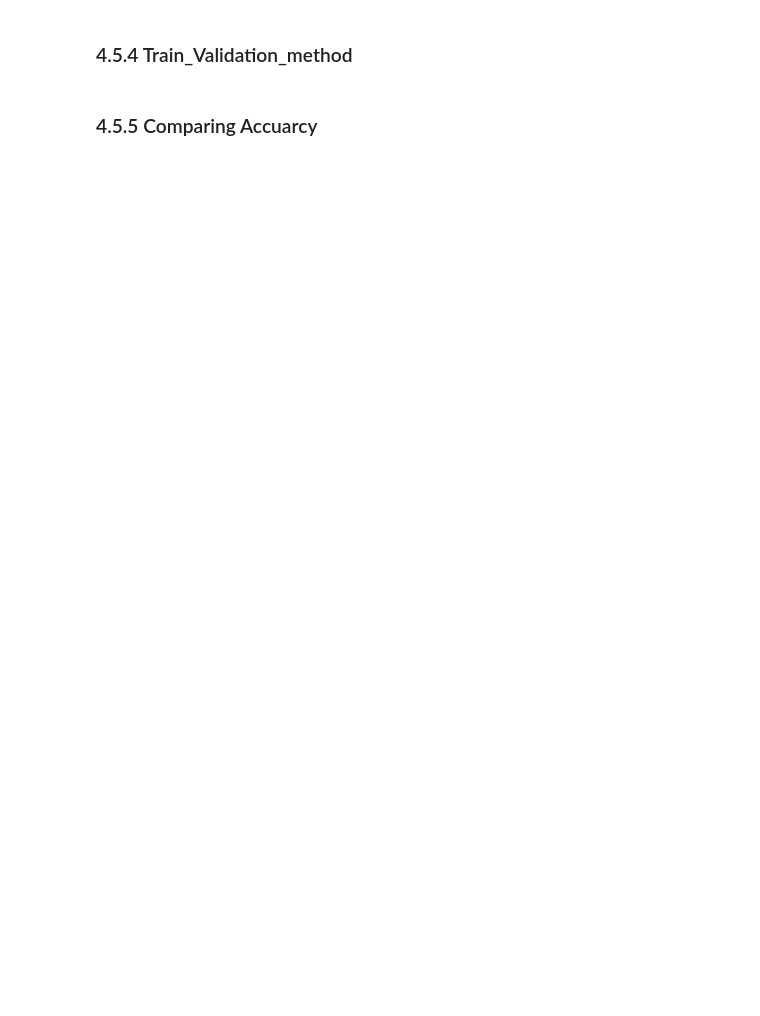
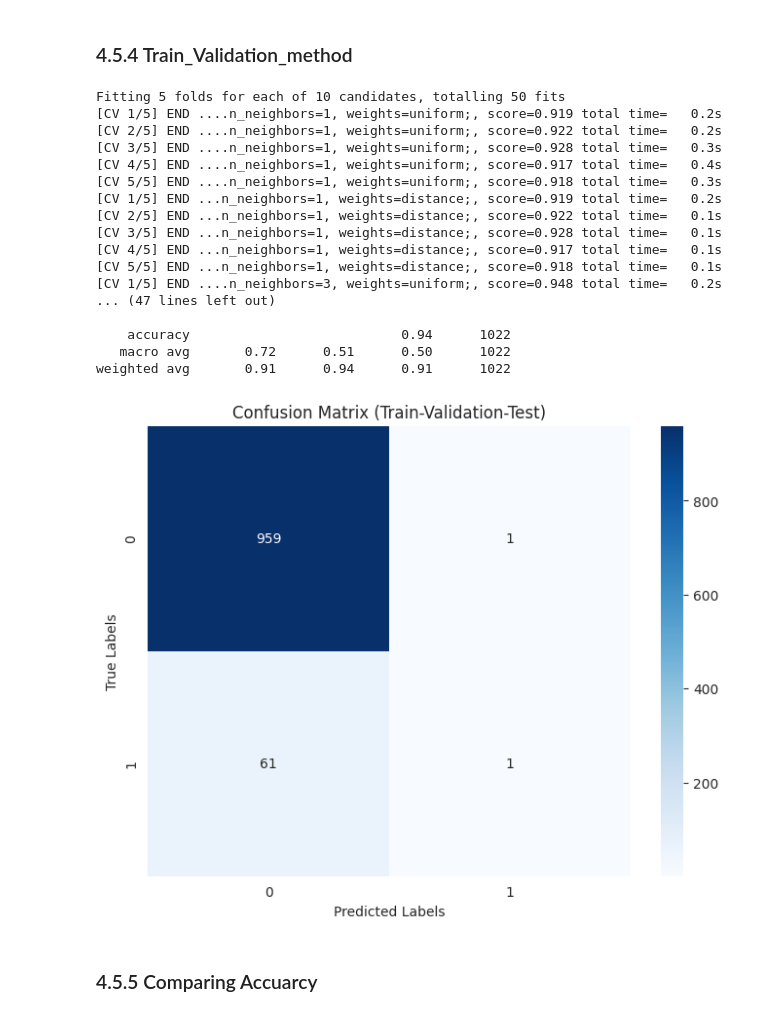
Before and after one commit to YasminaNasser/Stroke-Prediction-Data-Mining, a Jupyter notebook: Stroke_Prediction_Phase_2.ipynb, the cells around one changed output. Saved outputs shown, nothing was run; the diff lists cells and outputs as text; code cells hidden in the pictures; blank space fills up the shorter version.

```diff
--- a/Stroke_Prediction_Phase_2.ipynb
+++ b/Stroke_Prediction_Phase_2.ipynb
@@ -1773,2 +1780,55 @@ print("Best Score (Train-Validation-Test Split):", gridKNN_train_val_test.best_s
+# %%
+#Split the data into train, validation, and test sets
+X_train_val, X_test, y_train_val, y_test = train_test_split(X, y, test_size=0.2, random_state=42)  # 80% train-val, 20% test
+X_train, X_val, y_train, y_val = train_test_split(X_train_val, y_train_val, test_size=0.25, random_state=42)  # 75% train, 25% validation
+
+# Step 3: Perform grid search on the training set
+gridKNN = GridSearchCV(KNeighborsClassifier(), param_grid, refit=True, verbose=3)
+gridKNN.fit(X_train, y_train)
+
+# Step 4: Evaluate the best model on the validation set
+best_model = gridKNN.best_estimator_
+val_score = best_model.score(X_val, y_val)
+print(f'Validation Score: {val_score}')
+
+test_score_train_val = best_model.score(X_test, y_test)
+# Step 5: Refit the model on the full train-val data and evaluate on the test set
+best_model.fit(X_train_val, y_train_val)  # Refitting on the combined training and validation set
+test_score_train_val = best_model.score(X_test, y_test)
+print(f'Test Score: {test_score_train_val}')
+print()
+
+y_pred_test = best_model.predict(X_test)
+print("Classification Report (Train-Validation-Test):")
+print(classification_report(y_test, y_pred_test))
+print()
+
+# Confusion Matrix
+conf_matrix_test = confusion_matrix(y_test, y_pred_test)
+plt.figure(figsize=(8, 6))
+sns.heatmap(conf_matrix_test, annot=True, fmt='d', cmap='Blues', xticklabels=best_model.classes_, yticklabels=best_model.classes_)
+plt.xlabel('Predicted Labels')
+plt.ylabel('True Labels')
+plt.title('Confusion Matrix (Train-Validation-Test)')
+plt.show()
+# %% [output]
+Fitting 5 folds for each of 10 candidates, totalling 50 fits
+[CV 1/5] END ....n_neighbors=1, weights=uniform;, score=0.919 total time=   0.2s
+[CV 2/5] END ....n_neighbors=1, weights=uniform;, score=0.922 total time=   0.2s
+[CV 3/5] END ....n_neighbors=1, weights=uniform;, score=0.928 total time=   0.3s
+[CV 4/5] END ....n_neighbors=1, weights=uniform;, score=0.917 total time=   0.4s
+[CV 5/5] END ....n_neighbors=1, weights=uniform;, score=0.918 total time=   0.3s
+[CV 1/5] END ...n_neighbors=1, weights=distance;, score=0.919 total time=   0.2s
+[CV 2/5] END ...n_neighbors=1, weights=distance;, score=0.922 total time=   0.1s
+[CV 3/5] END ...n_neighbors=1, weights=distance;, score=0.928 total time=   0.1s
+[CV 4/5] END ...n_neighbors=1, weights=distance;, score=0.917 total time=   0.1s
+[CV 5/5] END ...n_neighbors=1, weights=distance;, score=0.918 total time=   0.1s
+[CV 1/5] END ....n_neighbors=3, weights=uniform;, score=0.948 total time=   0.2s
+... (47 lines left out)
+
+    accuracy                           0.94      1022
+   macro avg       0.72      0.51      0.50      1022
+weighted avg       0.91      0.94      0.91      1022
+[figure, added]
 # %% [markdown]
 ### 4.5.5 Comparing Accuarcy
```
Also changed, not shown: parts of 14 cells of this notebook.
